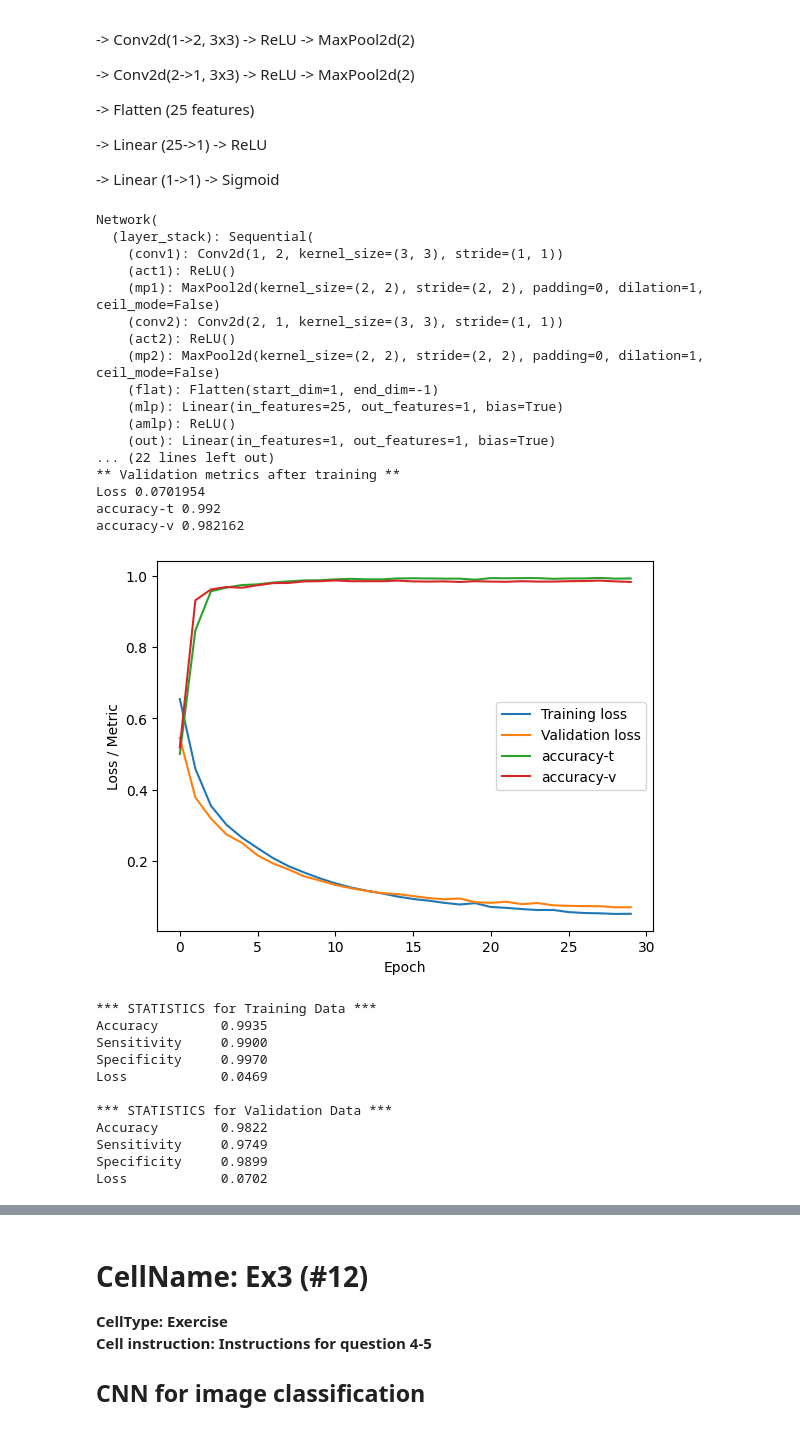
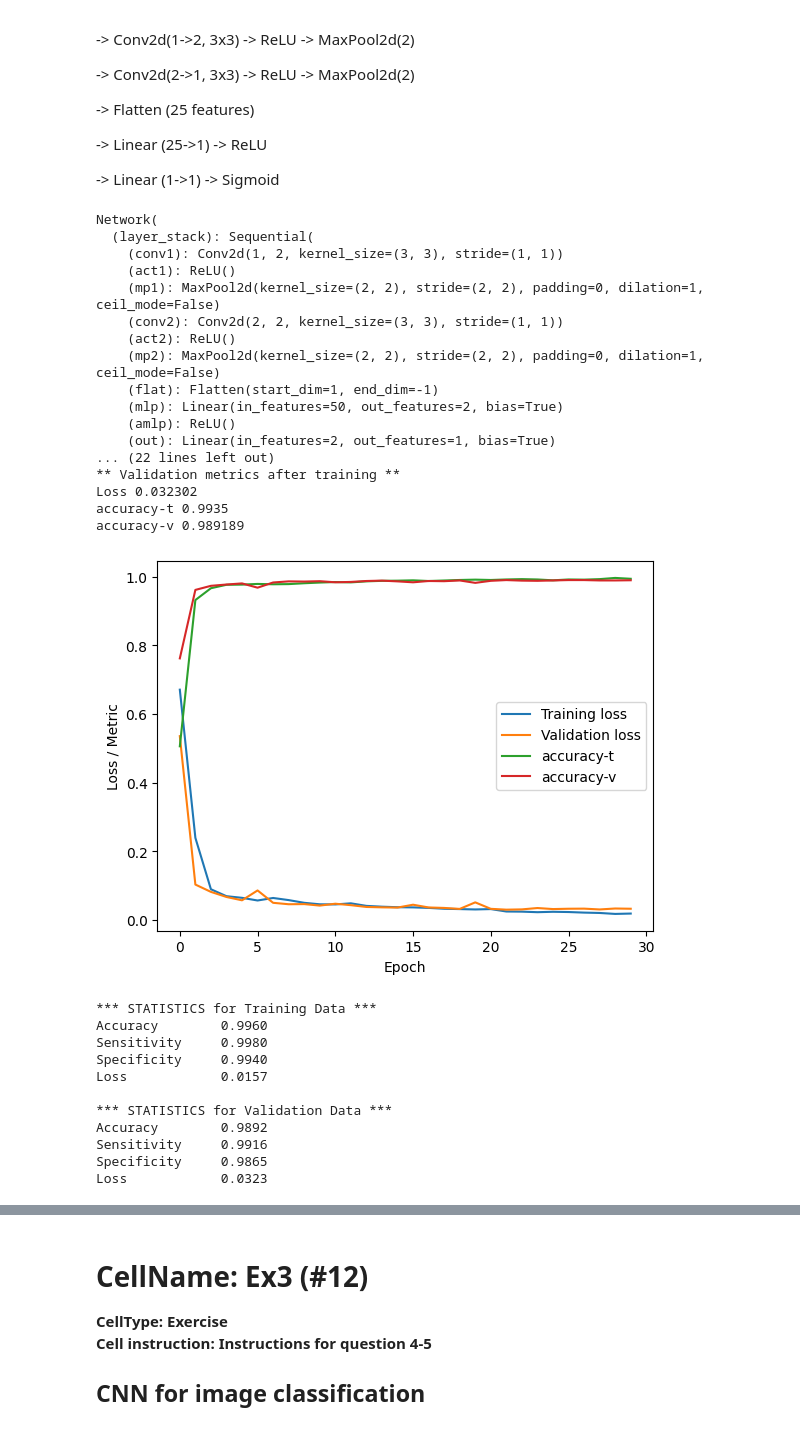
Before and after one commit to myngoc-trg/BERN04_ANN_DeepLearning, a Jupyter notebook: Lab_3/lab3.ipynb, the cells around one changed output, grey strips where cells are left out. Drawn from its saved outputs; the diff is of its cells as text; code cells hidden in the pictures.

```diff
--- a/Lab_3/lab3.ipynb
+++ b/Lab_3/lab3.ipynb
@@ -1040,7 +1040,7 @@ layers["act1"] = nn.ReLU()
 layers["mp1"] = nn.MaxPool2d((2, 2))
 
 # Second convolutional layer
-layers["conv2"] = nn.Conv2d(2, 1, 3) # in_channels, out_channels, kernel size
+layers["conv2"] = nn.Conv2d(2, 2, 3) # in_channels, out_channels, kernel size
 layers["act2"] = nn.ReLU()
 layers["mp2"] = nn.MaxPool2d((2, 2))
 
@@ -1048,10 +1048,10 @@ layers["mp2"] = nn.MaxPool2d((2, 2))
 # Use one input image to compute the number of nodes after convolution layers.
 n_features = nn.Sequential(layers)(Tensor(x_trn[0])).numel()
 layers["flat"] = nn.Flatten()
-layers["mlp"] = nn.Linear(n_features, 1)
+layers["mlp"] = nn.Linear(n_features, 2)
 layers["amlp"] = nn.ReLU()
 # Output layer
-layers["out"] = nn.Linear(1, 1)
+layers["out"] = nn.Linear(2, 1)
 layers["aout"] = nn.Sigmoid()
 
 model_ex1 = Network(layers, l2regularization=0).to(device)
@@ -1084,51 +1084,51 @@ dl_val = DataLoader(dset_val)
 
 # Train the network and print the progress
 train_loss, val_loss, metrics_res = train_loop(
     model=model_ex1,
     train_dataloader=dl_trn,
     val_dataloader=dl_val,
     loss_fn=loss_fn,
     metrics=metrics,
     optimizer=optimizer,
     print_every=5,
     epochs=number_epochs)
 
 # Plot the training history
 plot_training(train_loss, val_loss, metrics_res)
 
 # Call the stats function to print out statistics for binary classification problems
 stats_classification(model_ex1, dset_trn, loss_fn=loss_fn, label="Training")
 stats_classification(model_ex1, dset_val, loss_fn=loss_fn, label="Validation")
 # %% [output]
 Network(
   (layer_stack): Sequential(
     (conv1): Conv2d(1, 2, kernel_size=(3, 3), stride=(1, 1))
     (act1): ReLU()
     (mp1): MaxPool2d(kernel_size=(2, 2), stride=(2, 2), padding=0, dilation=1, ceil_mode=False)
-    (conv2): Conv2d(2, 1, kernel_size=(3, 3), stride=(1, 1))
+    (conv2): Conv2d(2, 2, kernel_size=(3, 3), stride=(1, 1))
     (act2): ReLU()
     (mp2): MaxPool2d(kernel_size=(2, 2), stride=(2, 2), padding=0, dilation=1, ceil_mode=False)
     (flat): Flatten(start_dim=1, end_dim=-1)
-    (mlp): Linear(in_features=25, out_features=1, bias=True)
+    (mlp): Linear(in_features=50, out_features=2, bias=True)
     (amlp): ReLU()
-    (out): Linear(in_features=1, out_features=1, bias=True)
+    (out): Linear(in_features=2, out_features=1, bias=True)
 ... (22 lines left out)
 ** Validation metrics after training **
-Loss 0.0701954
-accuracy-t 0.992
-accuracy-v 0.982162
+Loss 0.032302
+accuracy-t 0.9935
+accuracy-v 0.989189
-[figure, old version]
+[figure, new version]
 *** STATISTICS for Training Data ***
-Accuracy        0.9935
-Sensitivity     0.9900
-Specificity     0.9970
-Loss            0.0469
+Accuracy        0.9960
+Sensitivity     0.9980
+Specificity     0.9940
+Loss            0.0157
 
 *** STATISTICS for Validation Data ***
-Accuracy        0.9822
-Sensitivity     0.9749
-Specificity     0.9899
-Loss            0.0702
+Accuracy        0.9892
+Sensitivity     0.9916
+Specificity     0.9865
+Loss            0.0323
 # %% [markdown]
 # CellName: Ex2 (#11)
 **CellType: Exercise**
```
Also changed, not shown: parts of 4 cells of this notebook.
